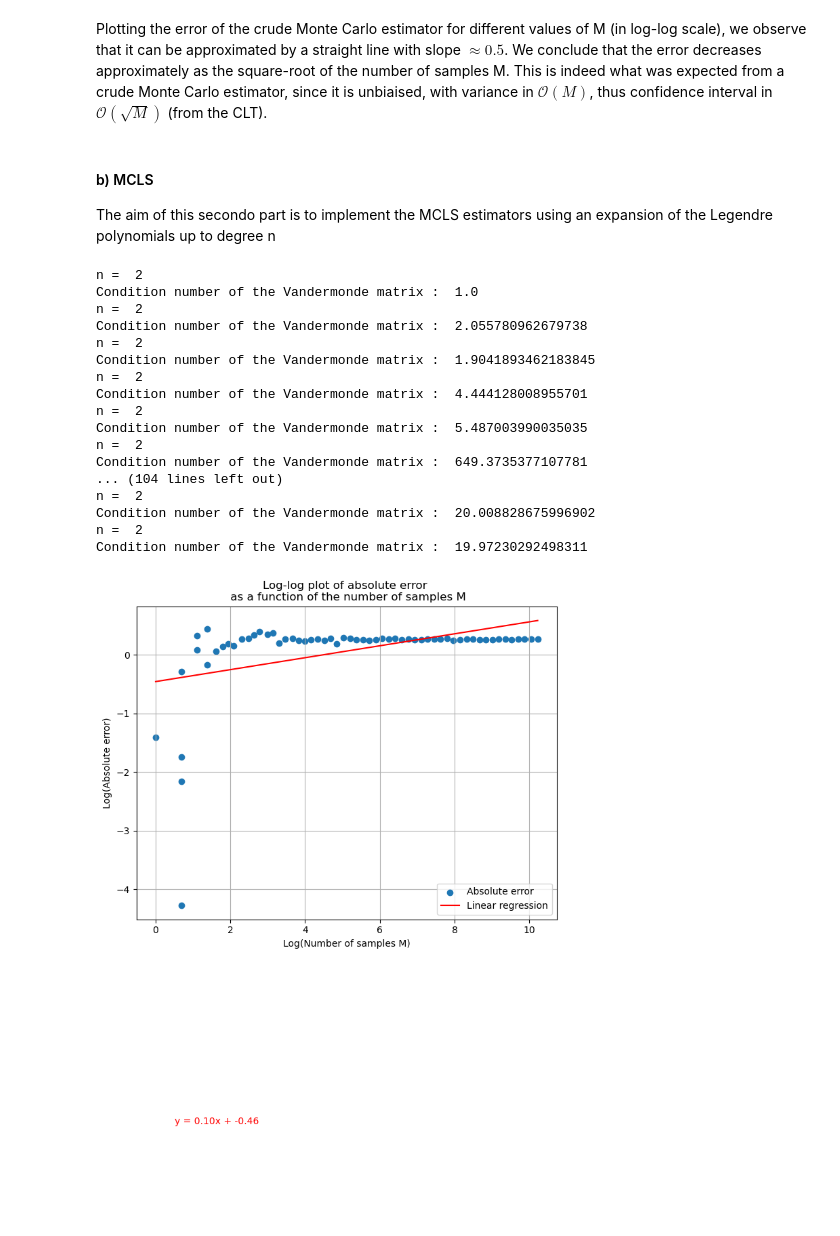
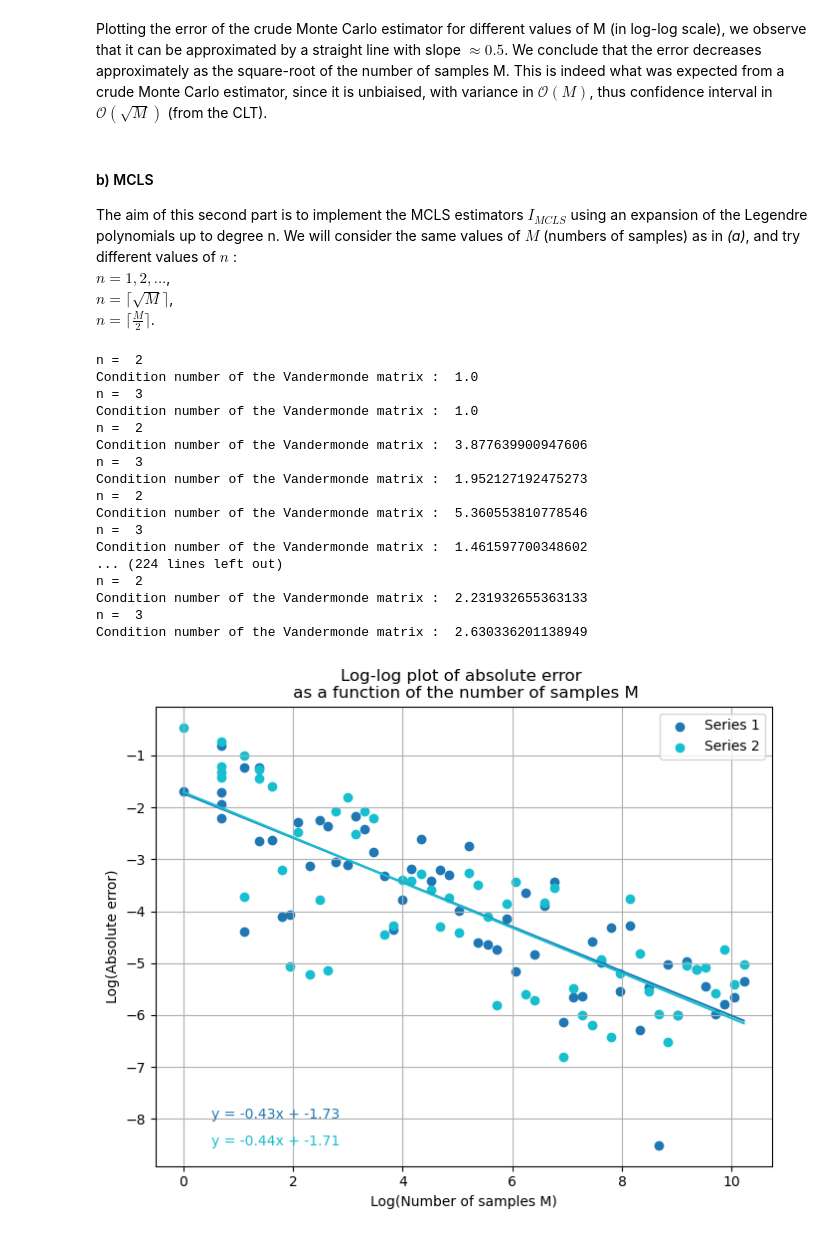
Before and after one commit to FraBet29/stochastic-simulation-project, a Jupyter notebook: notebook.ipynb, the cells around one changed output. Drawn from its saved outputs; the diff is of its cells as text; code cells hidden in the pictures; blank space fills up the shorter version.

Commit message:
Correcting interval for Legpolyns and adding plotting fct

```diff
--- a/notebook.ipynb
+++ b/notebook.ipynb
@@ -35,7 +39,11 @@ loglog_graph(nb_samples, CMC_estims, ref_value)
 Plotting the error of the crude Monte Carlo estimator for different values of M (in log-log scale), we observe that it can be approximated by a straight line with slope $\approx 0.5$. We conclude that the error decreases approximately as the square-root of the number of samples M. This is indeed what was expected from a crude Monte Carlo estimator, since it is unbiaised, with variance in $\mathcal{O}(M)$, thus confidence interval in $\mathcal{O}(\sqrt M)$ (from the CLT).
 # %% [markdown]
 #### b) MCLS
-The aim of this secondo part is to implement the MCLS estimators using an expansion of the Legendre polynomials up to degree n
+The aim of this second part is to implement the MCLS estimators *$I_{MCLS}$* using an expansion of the Legendre polynomials up to degree n.
+We will consider the same values of $M$ (numbers of samples) as in *(a)*, and try different values of $n$ : \
+    $n = 1, 2, ...$, \
+    $n = \lceil \sqrt M \rceil$, \
+    $n = \lceil \frac{M}{2} \rceil$.
 # %%
 ref_value = (1/5) * np.arctan(5)
 N = 60
@@ -45,6 +53,9 @@ nb_samples = [math.ceil(np.power(2, 1/4)**n) for n in range(N)]
 MCLS_estims = np.zeros(N)
 MCLS_prime_estims = np.zeros(N)
 
+MCLS_estims3 = np.zeros(N)
+MCLS_prime_estims3 = np.zeros(N)
+
 for M in range(N):
     n=2
     #n = np.ceil(np.sqrt(nb_samples[M])).astype(int)
@@ -52,28 +63,35 @@ for M in range(N):
     unif_samps = np.random.uniform(0, 1, nb_samples[M])
     MCLS_estims[M] = MCLS(unif_samps, f,  n)
     MCLS_prime_estims[M] = MCLS_prime(unif_samps, f)
+
+    n=3
+    MCLS_estims3[M] = MCLS(unif_samps, f,  n)
+    MCLS_prime_estims3[M] = MCLS_prime(unif_samps, f)
+
+MCLS_estims = [MCLS_estims, MCLS_estims3]
+MCLS_prime_estims = [MCLS_prime_estims, MCLS_prime_estims3]
 # %% [output]
 n =  2
 Condition number of the Vandermonde matrix :  1.0
+n =  3
+Condition number of the Vandermonde matrix :  1.0
 n =  2
-Condition number of the Vandermonde matrix :  2.055780962679738
+Condition number of the Vandermonde matrix :  3.877639900947606
+n =  3
+Condition number of the Vandermonde matrix :  1.952127192475273
 n =  2
-Condition number of the Vandermonde matrix :  1.9041893462183845
+Condition number of the Vandermonde matrix :  5.360553810778546
+n =  3
+Condition number of the Vandermonde matrix :  1.461597700348602
+... (224 lines left out)
 n =  2
-Condition number of the Vandermonde matrix :  4.444128008955701
-n =  2
-Condition number of the Vandermonde matrix :  5.487003990035035
-n =  2
-Condition number of the Vandermonde matrix :  649.3735377107781
-... (104 lines left out)
-n =  2
-Condition number of the Vandermonde matrix :  20.008828675996902
-n =  2
-Condition number of the Vandermonde matrix :  19.97230292498311
+Condition number of the Vandermonde matrix :  2.231932655363133
+n =  3
+Condition number of the Vandermonde matrix :  2.630336201138949
 # %%
 # plot log-log graph to see order of the error
-loglog_graph(nb_samples, MCLS_estims, ref_value)
+multiple_loglog_graph(nb_samples, MCLS_estims, ref_value)
 # %% [output]
-[figure, old version]
+[figure, new version]
 # %%
 # plot log-log graph to see order of the error
```
Also changed, not shown: parts of 6 cells of this notebook, 1 other file.
